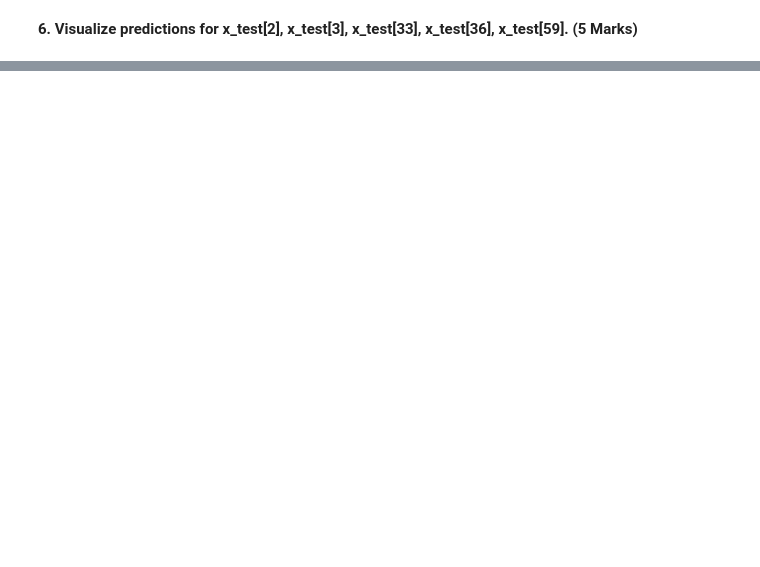
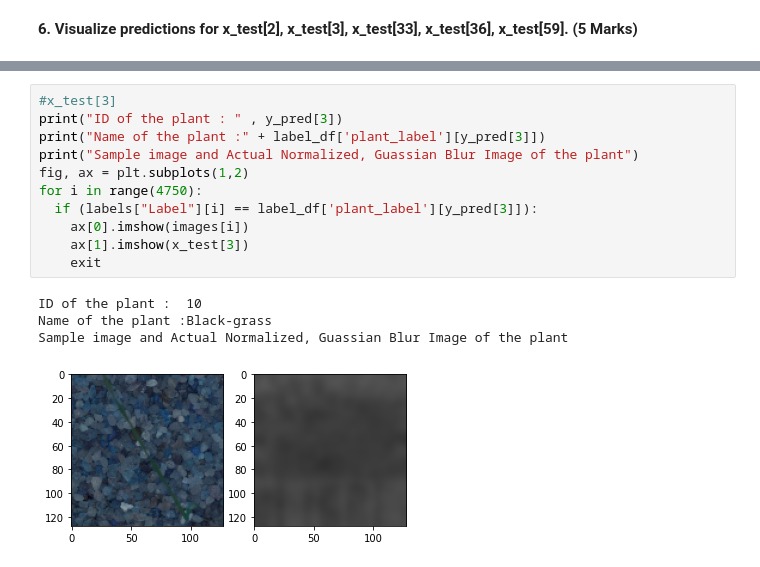
Before and after one commit to GreatLearningAIML1/gl-pgp-aiml-uta-intl-may20-prasadwrites, a Jupyter notebook: ComputerVision/PlantClassification.ipynb, the cells around one changed output, grey strips where cells are left out. Drawn from its saved outputs; the diff is of its cells as text; blank space fills up the shorter version.

```diff
--- a/ComputerVision/PlantClassification.ipynb
+++ b/ComputerVision/PlantClassification.ipynb
@@ -182,0 +283,16 @@ Test accuracy: 0.9754385948181152
+# %%
+#x_test[3]
+print("ID of the plant : " , y_pred[3])
+print("Name of the plant :" + label_df['plant_label'][y_pred[3]])
+print("Sample image and Actual Normalized, Guassian Blur Image of the plant")
+fig, ax = plt.subplots(1,2)
+for i in range(4750):
+  if (labels["Label"][i] == label_df['plant_label'][y_pred[3]]):
+    ax[0].imshow(images[i])
+    ax[1].imshow(x_test[3])
+    exit
+# %% [output]
+ID of the plant :  10
+Name of the plant :Black-grass
+Sample image and Actual Normalized, Guassian Blur Image of the plant
+[figure, added]
```
Also changed, not shown: parts of 31 cells of this notebook, 1 other file.
